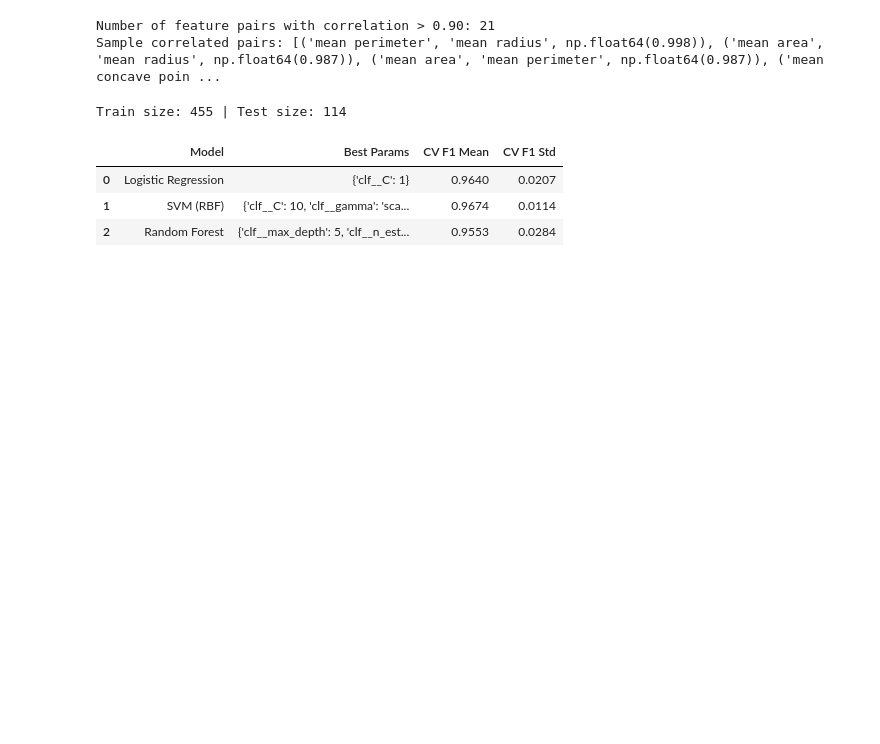
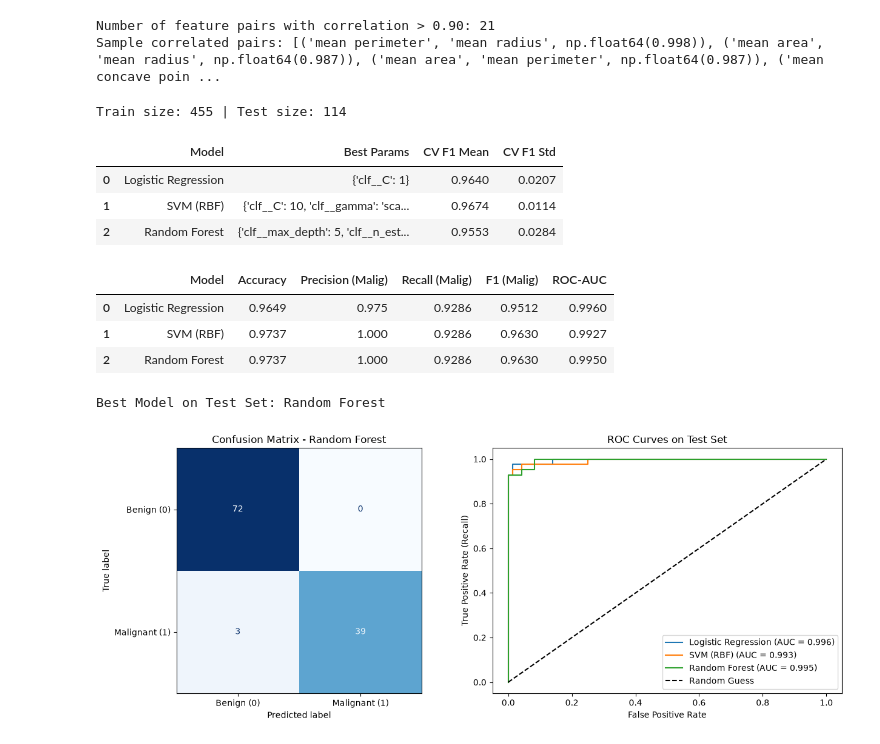
Before and after one commit to 70177202-Aliaan/AI101-ML-Assignment-70177202, a Jupyter notebook: A1_Breast_Cancer/A1_notebook.ipynb, the cells around one changed output. Drawn from its saved outputs; the diff is of its cells as text; code cells hidden in the pictures; blank space fills up the shorter version.

Commit message:
A1: evaluate tuned models on test set and plot ROC

```diff
--- a/A1_Breast_Cancer/A1_notebook.ipynb
+++ b/A1_Breast_Cancer/A1_notebook.ipynb
@@ -137,3 +137,60 @@ Train size: 455 | Test size: 114
 | 0 | Logistic Regression | {'clf__C': 1} | 0.9640 | 0.0207 |
 | 1 | SVM (RBF) | {'clf__C': 10, 'clf__gamma': 'sca... | 0.9674 | 0.0114 |
 | 2 | Random Forest | {'clf__max_depth': 5, 'clf__n_est... | 0.9553 | 0.0284 |
+# %%
+from sklearn.metrics import (
+    accuracy_score, precision_score, recall_score, f1_score,
+    roc_auc_score, confusion_matrix, ConfusionMatrixDisplay, roc_curve
+)
+
+test_results = []
+
+fig, axes = plt.subplots(1, 2, figsize=(13, 5))
+
+for name, model in best_models.items():
+    y_pred = model.predict(X_test)
+    y_prob = model.predict_proba(X_test)[:, 1]
+
+    test_results.append({
+        "Model": name,
+        "Accuracy": round(accuracy_score(y_test, y_pred), 4),
+        "Precision (Malig)": round(precision_score(y_test, y_pred), 4),
+        "Recall (Malig)": round(recall_score(y_test, y_pred), 4),
+        "F1 (Malig)": round(f1_score(y_test, y_pred), 4),
+        "ROC-AUC": round(roc_auc_score(y_test, y_prob), 4)
+    })
+
+    fpr, tpr, _ = roc_curve(y_test, y_prob)
+    axes[1].plot(fpr, tpr, label=f"{name} (AUC = {roc_auc_score(y_test, y_prob):.3f})")
+
+results_df = pd.DataFrame(test_results)
+display(results_df)
+
+# Pick best model based on F1 / ROC-AUC (Logistic Regression or SVM usually wins)
+best_model_name = results_df.sort_values(by=["F1 (Malig)", "ROC-AUC"], ascending=False).iloc[0]["Model"]
+best_model = best_models[best_model_name]
+print(f"\nBest Model on Test Set: {best_model_name}")
+
+# Confusion Matrix for Best Model
+cm = confusion_matrix(y_test, best_model.predict(X_test))
+disp = ConfusionMatrixDisplay(confusion_matrix=cm, display_labels=["Benign (0)", "Malignant (1)"])
+disp.plot(ax=axes[0], cmap="Blues", colorbar=False)
+axes[0].set_title(f"Confusion Matrix - {best_model_name}")
+
+# Finish ROC Plot
+axes[1].plot([0, 1], [0, 1], "k--", label="Random Guess")
+axes[1].set_title("ROC Curves on Test Set")
+axes[1].set_xlabel("False Positive Rate")
+axes[1].set_ylabel("True Positive Rate (Recall)")
+axes[1].legend()
+
+plt.tight_layout()
+plt.savefig("figures/a1_results.png", dpi=300)
+plt.show()
+# %% [output]
+|  | Model | Accuracy | Precision (Malig) | Recall (Malig) | F1 (Malig) | ROC-AUC |
+| 0 | Logistic Regression | 0.9649 | 0.975 | 0.9286 | 0.9512 | 0.9960 |
+| 1 | SVM (RBF) | 0.9737 | 1.000 | 0.9286 | 0.9630 | 0.9927 |
+| 2 | Random Forest | 0.9737 | 1.000 | 0.9286 | 0.9630 | 0.9950 |
+Best Model on Test Set: Random Forest
+[figure, added]
```
Also changed, not shown: 1 other file.
